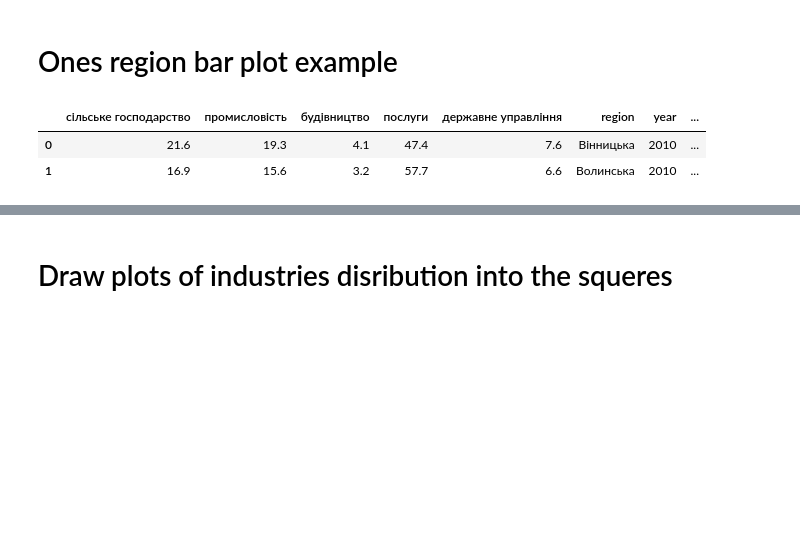
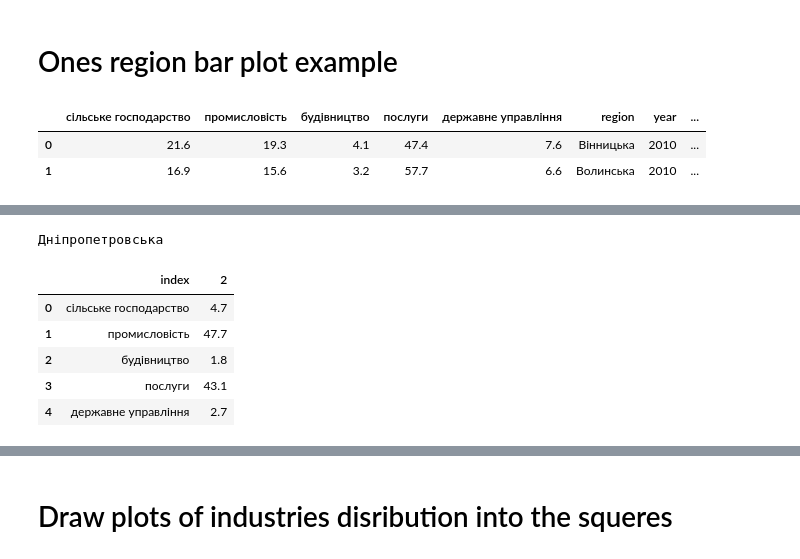
Before and after one commit to SOFIAshyn/Visualization_course, a Jupyter notebook: hw7.ipynb, the cells around one changed output, grey strips where cells are left out. Saved outputs shown, nothing was run; the diff lists cells and outputs as text; code cells hidden in the pictures; blank space fills up the shorter version.

```diff
--- a/hw7.ipynb
+++ b/hw7.ipynb
@@ -310,7 +310,7 @@ df10.head(2)
 | 1 | 16.9 | 15.6 | 3.2 | 57.7 | 6.6 | Волинська | 2010 | ... |
 # %%
 from copy import copy
-df10copy = df10.copy()
-df10copy.drop(['year', 'row', 'col', 'code'], axis=1, inplace=True)
-df10copy2 = df10copy[df10copy['region']=='Вінницька'].T
-df10copy2 = df10copy2[:5]
+# ! pip install altair_saver
+from altair_saver import save
+
+region_keys = list(d_megre.keys())
@@ -345,0 +317,21 @@ alt.Chart(df10copy2).mark_bar().encode(
+# %%
+n= 2
+region_key = region_keys[n]
+print(region_key)
+tit_name = 'Відсотковість індустрій у ' + region_key + ' у 2010 році'
+# file_n = './data/2010/'+region_key+'.html'
+
+df10copy = df10.copy()
+df10copy.drop(['year', 'row', 'col', 'code'], axis=1, inplace=True)
+df10copy2 = df10copy[df10copy['region']==region_key].T
+df10copy2 = df10copy2[:5]
+df10copy2.reset_index(inplace=True)
+df10copy2
+# %% [output]
+Дніпропетровська
+|  | index | 2 |
+| 0 | сільське господарство | 4.7 |
+| 1 | промисловість | 47.7 |
+| 2 | будівництво | 1.8 |
+| 3 | послуги | 43.1 |
+| 4 | державне управління | 2.7 |
```
Also changed, not shown: parts of 8 cells of this notebook.
